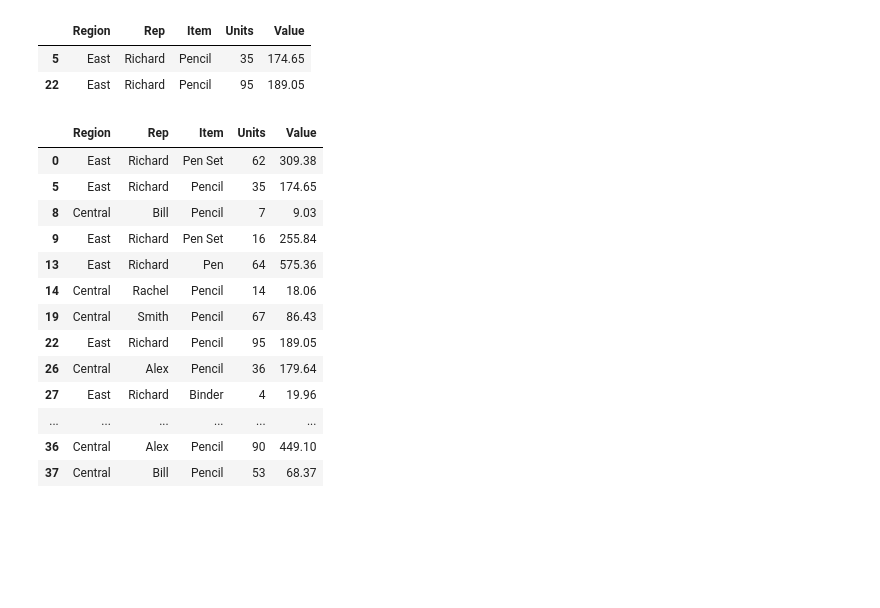
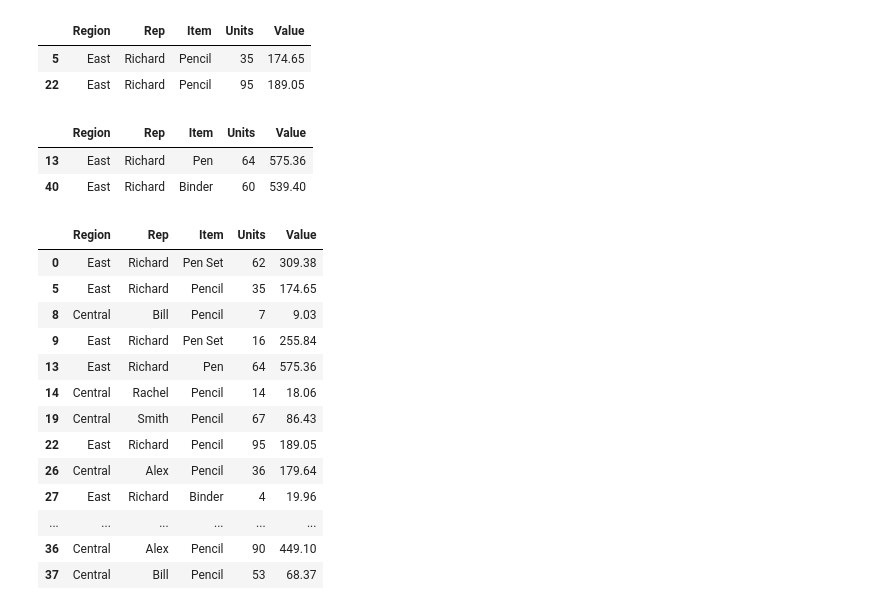
Before and after one commit to Praxis-QR/PythonForManagers, a Jupyter notebook: Python_for_Business_Managers.ipynb, the cells around one changed output. Saved outputs shown, nothing was run; the diff lists cells and outputs as text; code cells hidden in the pictures; blank space fills up the shorter version.

```diff
--- a/Python_for_Business_Managers.ipynb
+++ b/Python_for_Business_Managers.ipynb
@@ -967,6 +914,12 @@ dfOS2[(dfOS2['Rep']=='Richard') & (dfOS2['Item'] == 'Pencil')]
 |  | Region | Rep | Item | Units | Value |
 | 5 | East | Richard | Pencil | 35 | 174.65 |
 | 22 | East | Richard | Pencil | 95 | 189.05 |
+# %%
+dfOS2[(dfOS2['Rep']=='Richard') & (dfOS2['Value'] > 500)]
+# %% [output]
+|  | Region | Rep | Item | Units | Value |
+| 13 | East | Richard | Pen | 64 | 575.36 |
+| 40 | East | Richard | Binder | 60 | 539.40 |
 # %%
 dfOS2[(dfOS2['Rep']=='Richard') | (dfOS2['Item'] == 'Pencil')]
 # %% [output]
```
Also changed, not shown: parts of 26 cells of this notebook.
